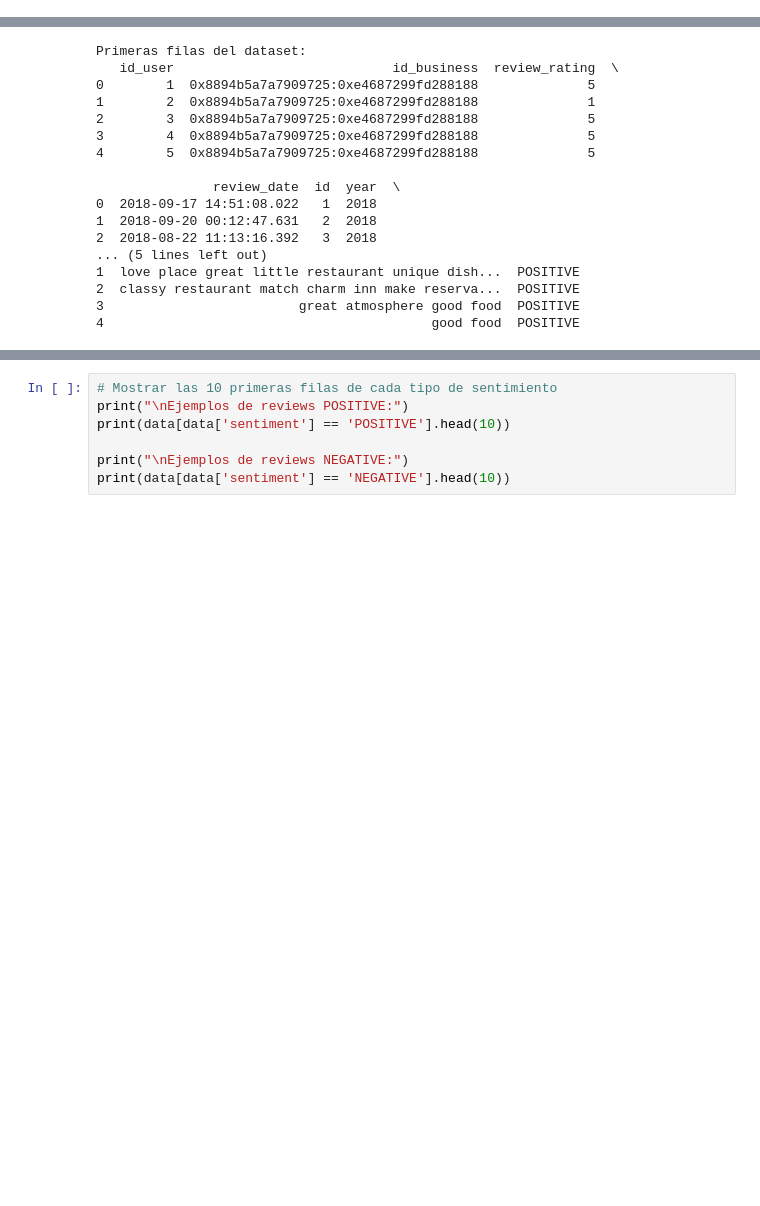
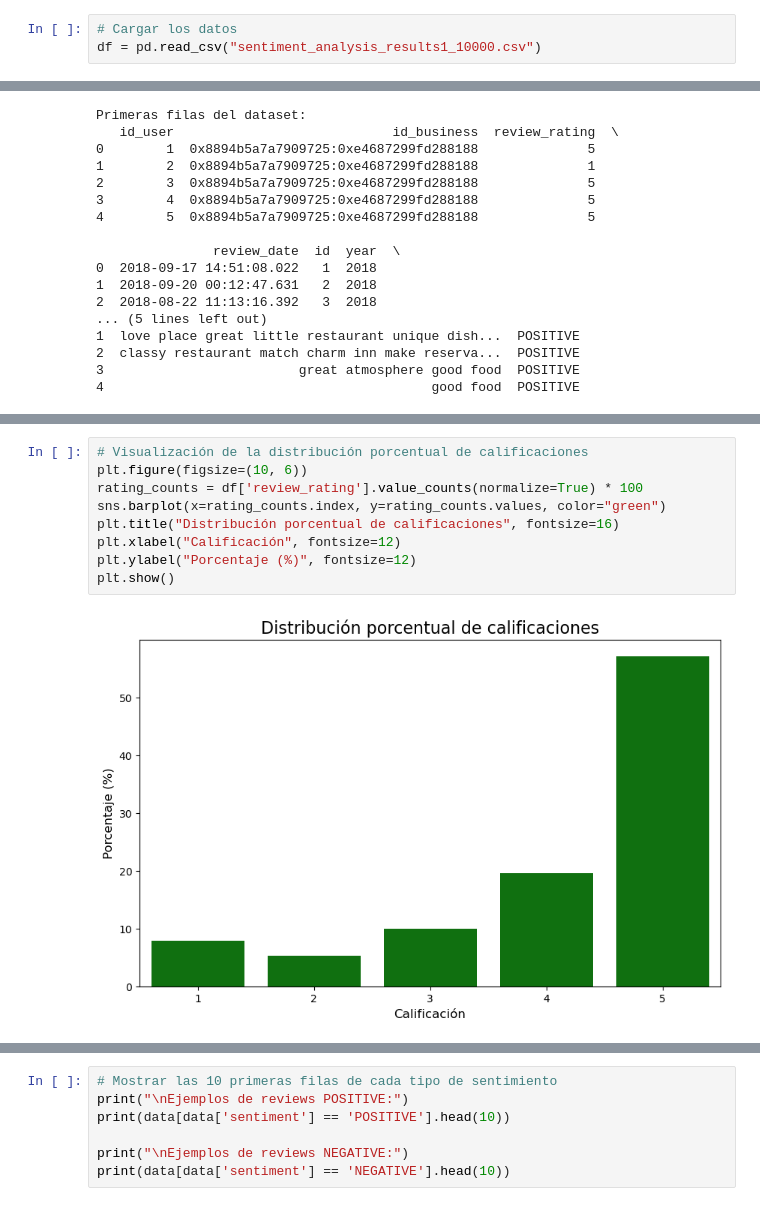
Before and after one commit to JosueMonte/restaurantguru, a Jupyter notebook: AnalisisDeSentimiento/AnalisisDeSentimientoDistilBERT.ipynb, the cells around one changed output, grey strips where cells are left out. Cells and saved outputs as stored; diff of their text form; blank space fills up the shorter version.

```diff
--- a/AnalisisDeSentimiento/AnalisisDeSentimientoDistilBERT.ipynb
+++ b/AnalisisDeSentimiento/AnalisisDeSentimientoDistilBERT.ipynb
@@ -133,3 +137,6 @@ Análisis completado. Resultados guardados en sentiment_analysis_results1_10000.
+# %%
+# Cargar los datos
+df = pd.read_csv("sentiment_analysis_results1_10000.csv")
 # %%
 # Cargar el dataset
 file_path = "sentiment_analysis_results1_10000.csv"
@@ -180,0 +197,11 @@ Name: proportion, dtype: float64
+# %%
+# Visualización de la distribución porcentual de calificaciones
+plt.figure(figsize=(10, 6))
+rating_counts = df['review_rating'].value_counts(normalize=True) * 100
+sns.barplot(x=rating_counts.index, y=rating_counts.values, color="green")
+plt.title("Distribución porcentual de calificaciones", fontsize=16)
+plt.xlabel("Calificación", fontsize=12)
+plt.ylabel("Porcentaje (%)", fontsize=12)
+plt.show()
+# %% [output]
+[figure, added]
```
Also changed, not shown: parts of 9 cells of this notebook.
